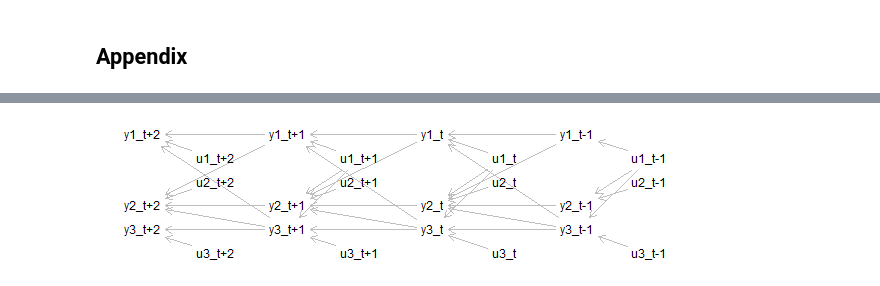
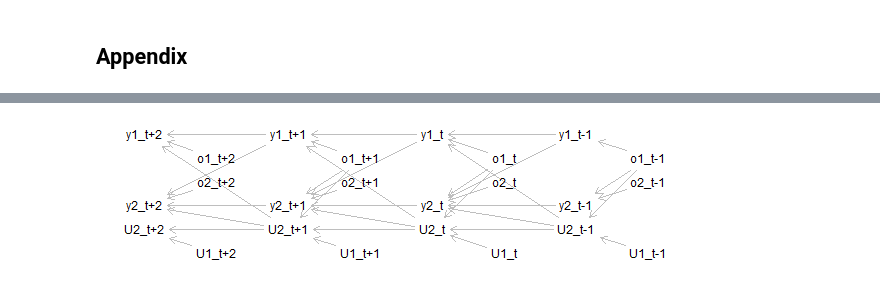
Before and after one commit to NoobQuant/Data_Science_Projects, a Jupyter notebook: stats/causality/ts_causality_3.ipynb, the cells around one changed output, grey strips where cells are left out. Drawn from its saved outputs; the diff is of its cells as text; code cells hidden in the pictures.

```diff
--- a/stats/causality/ts_causality_3.ipynb
+++ b/stats/causality/ts_causality_3.ipynb
@@ -679,72 +831,71 @@ Can we say anythng aboout the estimated effect when $y_3$ is latent?
 # %%
 %%R -h 150 -w 600
 g = dagitty( 'dag {
     "y1_t+2" [pos="0,1"]
     "y2_t+2" [pos="0,4"]
-    "u1_t+2" [pos="1,2"]
-    "u2_t+2" [pos="1,3"]
+    "o1_t+2" [pos="1,2"]
+    "o2_t+2" [pos="1,3"]
     "y1_t+1" [pos="2,1"]
     "y2_t+1" [pos="2,4"]
-    "u1_t+1" [pos="3,2"]
-    "u2_t+1" [pos="3,3"]
+    "o1_t+1" [pos="3,2"]
+    "o2_t+1" [pos="3,3"]
     "y1_t"   [pos="4,1"]
     "y2_t"   [pos="4,4"]
-    "u1_t"   [pos="5,2"]
-    "u2_t"   [pos="5,3"]
+    "o1_t"   [pos="5,2"]
+    "o2_t"   [pos="5,3"]
     "y1_t-1" [pos="6,1"]
     "y2_t-1" [pos="6,4"]
-    "u1_t-1" [pos="7,2"]
-    "u2_t-1" [pos="7,3"]
-    "y3_t+2" [latent pos="0,5"]
-    "u3_t+2" [latent pos="1,6"]
-    "y3_t+1" [latent pos="2,5"]
-    "u3_t+1" [latent pos="3,6"]
-    "y3_t"   [latent pos="4,5"]
-    "u3_t"   [latent pos="5,6"]
-    "y3_t-1" [latent pos="6,5"]
-    "u3_t-1" [latent pos="7,6"]
+    "o1_t-1" [pos="7,2"]
+    "o2_t-1" [pos="7,3"]
+    "U2_t+2"[latent pos="0,5"]
+    "U1_t+2"[latent pos="1,6"]
+    "U2_t+1"[latent pos="2,5"]
+    "U1_t+1"[latent pos="3,6"]
+    "U2_t"  [latent pos="4,5"]
+    "U1_t"  [latent pos="5,6"]
+    "U2_t-1"[latent pos="6,5"]
+    "U1_t-1"[latent pos="7,6"]
     "y1_t+2" <- "y1_t+1" <- "y1_t" <- "y1_t-1"
     "y2_t+2" <- "y2_t+1" <- "y2_t" <- "y2_t-1"
-    "y1_t+2" <- "u1_t+2"
-    "y1_t+1" <- "u1_t+1"
-    "y1_t"   <- "u1_t"
-    "y1_t-1" <- "u1_t-1"
-    "y2_t+2" <- "u2_t+2"
-    "y2_t+1" <- "u2_t+1"
-    "y2_t"   <- "u2_t"
-    "y2_t-1" <- "u2_t-1"
+    "y1_t+2" <- "o1_t+2"
+    "y1_t+1" <- "o1_t+1"
+    "y1_t"   <- "o1_t"
+    "y1_t-1" <- "o1_t-1"
+    "y2_t+2" <- "o2_t+2"
+    "y2_t+1" <- "o2_t+1"
+    "y2_t"   <- "o2_t"
+    "y2_t-1" <- "o2_t-1"
     "y2_t+2" <- "y1_t+1"
     "y2_t+1" <- "y1_t"
     "y2_t"   <- "y1_t-1"
-    "y1_t+2" <- "y3_t+1" -> "y2_t+2"
-    "y1_t+1" <- "y3_t" -> "y2_t+1"
-    "y1_t"   <- "y3_t-1" -> "y2_t"
-    "y3_t+2" <- "y3_t+1"
-    "y3_t+1" <- "y3_t"
-    "y3_t"   <- "y3_t-1"
-    "y3_t+2" <- "u3_t+2"
-    "y3_t+1" <- "u3_t+1"
-    "y3_t"   <- "u3_t"
-    "y3_t-1" <- "u3_t-1"
-    "y2_t+1" <- "u1_t+1"
-    "y2_t"   <- "u1_t"
-    "y2_t-1" <- "u1_t-1"
-    "y3_t+1" <- "u1_t+1"
-    "y3_t"   <- "u1_t"
-    "y3_t-1" <- "u1_t-1"
+    "y1_t+2" <- "U2_t+1" -> "y2_t+2"
+    "y1_t+1" <- "U2_t" -> "y2_t+1"
+    "y1_t"   <- "U2_t-1" -> "y2_t"
+    "U2_t+2" <- "U2_t+1"
+    "U2_t+1" <- "U2_t"
+    "U2_t"   <- "U2_t-1"
+    "U2_t+2" <- "U1_t+2"
+    "U2_t+1" <- "U1_t+1"
+    "U2_t"   <- "U1_t"
+    "U2_t-1" <- "U1_t-1"
+    "y2_t+1" <- "o1_t+1"
+    "y2_t"   <- "o1_t"
+    "y2_t-1" <- "o1_t-1"
+    "U2_t+1" <- "o1_t+1"
+    "U2_t"   <- "o1_t"
+    "U2_t-1" <- "o1_t-1"
 }')
 plot(g)
-
-print("Adjustment set for u1_t direct effect on y2_t+1:")
-print(adjustmentSets(g, exposure="u1_t", outcome="y2_t+1", effect="direct"))
+print("Adjustment set for o1_t direct effect on y2_t+1:")
+print(adjustmentSets(g, exposure="o1_t", outcome="y2_t+1", effect="direct"))
 print("--------------------")
-print("Adjustment set for u1_t total effect on y2_t+1:")
-print(adjustmentSets(g, exposure="u1_t", outcome="y2_t+1", effect="total"))
+print("Adjustment set for o1_t total effect on y2_t+1:")
+print(adjustmentSets(g, exposure="o1_t", outcome="y2_t+1", effect="total"))
 print("---------------------------------------------------------------------")
-print("Adjustment set for u1_t direct effect on y2_t+2:")
-print(adjustmentSets(g, exposure="u1_t", outcome="y2_t+2", effect="direct"))
+print("Adjustment set for o1_t direct effect on y2_t+2:")
+print(adjustmentSets(g, exposure="o1_t", outcome="y2_t+2", effect="direct"))
 print("--------------------")
-print("Adjustment set for u1_t total effect on y2_t+2:")
-print(adjustmentSets(g, exposure="u1_t", outcome="y2_t+2", effect="total"))
+print("Adjustment set for o1_t total effect on y2_t+2:")
+print(adjustmentSets(g, exposure="o1_t", outcome="y2_t+2", effect="total"))
 # %% [output]
-[figure, old version]
+[figure, new version]
```
Also changed, not shown: parts of 53 cells of this notebook.
